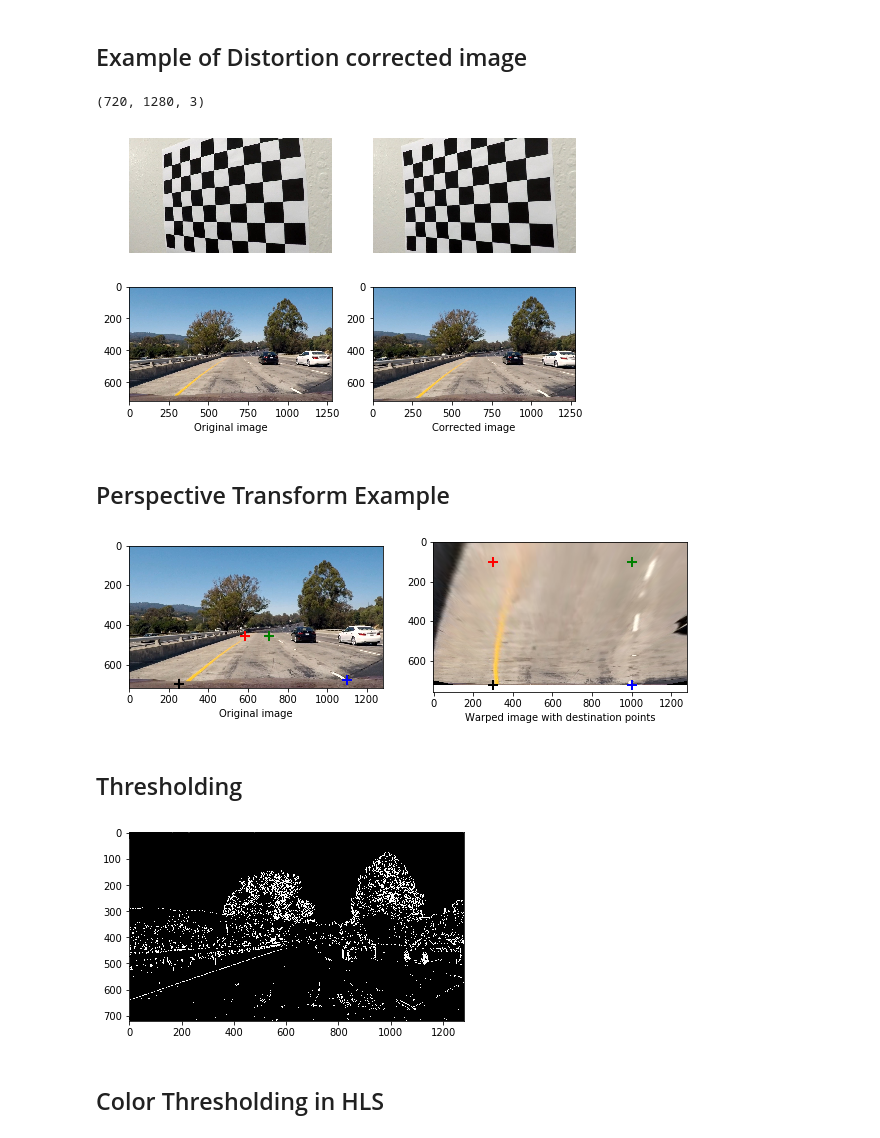
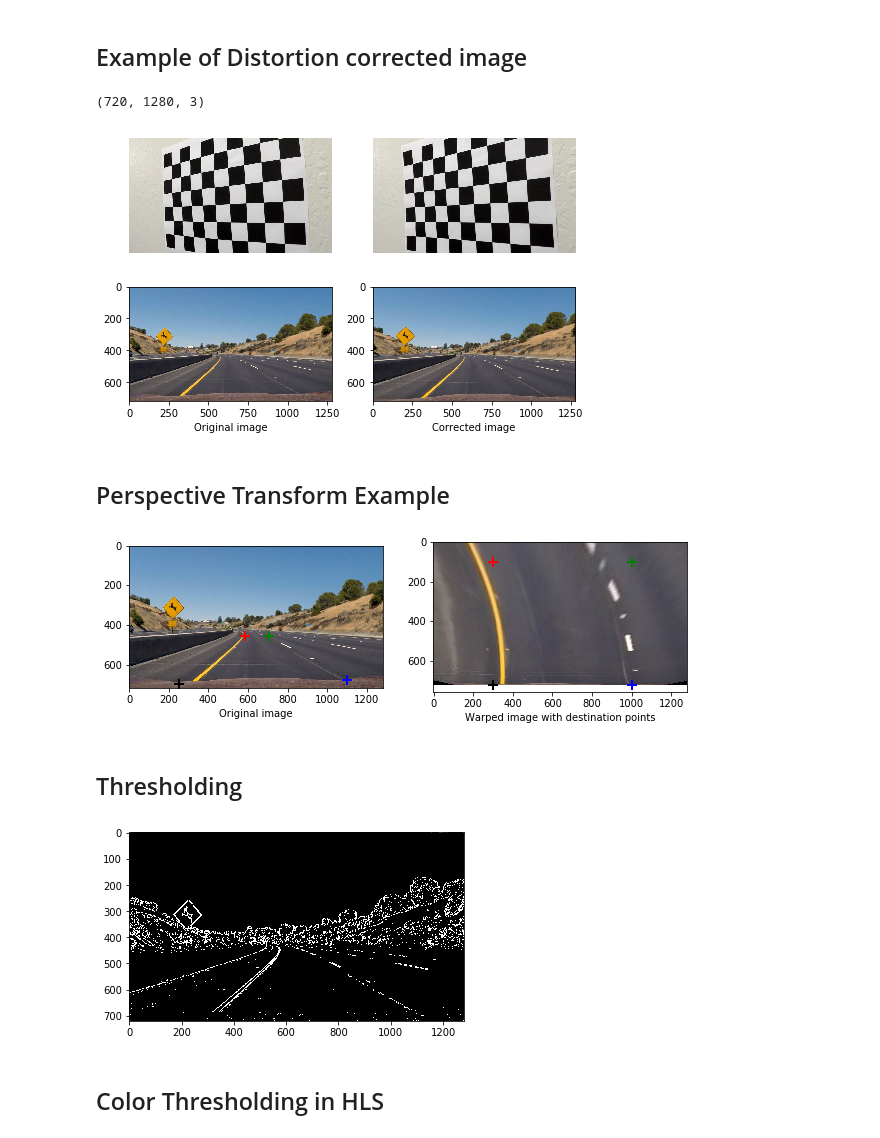
Before and after one commit to Ozi97/CarND-Advanced-Lane-Lines, a Jupyter notebook: ALane.ipynb, the cells around one changed output. Cells and saved outputs as stored; diff of their text form; code cells hidden in the pictures.

```diff
--- a/ALane.ipynb
+++ b/ALane.ipynb
@@ -70,47 +70,49 @@ cal_images = glob.glob('camera_cal/*.jpg')
 # Calibrate and find Camera Martix, Distortion coff
 cam_mtx, cam_dist = calibrate_camera(cal_images, nx, ny)
 # %%
-def undistort(image):
+def undistort(image, cam_mtx, cam_dist):
 
     return cv2.undistort(image, cam_mtx, cam_dist, None, cam_mtx)
 # %% [markdown]
 ## Example of Distortion corrected image
 # %%
-image = mpimg.imread('test_images/test1.jpg')
+image = mpimg.imread('test_images/test2.jpg')
 calibration_image = plt.imread("camera_cal/calibration4.jpg")
-calibration_undimage = undistort(calibration_image)
-undist_img = undistort(image)
+calibration_undimage = undistort(calibration_image, cam_mtx, cam_dist)
+undist_img = undistort(image, cam_mtx, cam_dist)
+
+
 plt.figure(figsize=(8,5))
 
 
 plt.subplot(2, 2, 1)
 plt.imshow(calibration_image)
 plt.axis('off')
 plt.xlabel('Original Calibration image')
 
 plt.subplot(2, 2, 2)
 plt.imshow(calibration_undimage)
 plt.axis('off')
 plt.xlabel('Corrected image')
 
 plt.subplot(2, 2, 3)
 plt.imshow(image)
 #plt.axis('off')
 plt.xlabel('Original image')
 
 plt.subplot(2, 2, 4)
 plt.imshow(undist_img)
 #plt.axis('off')
 plt.xlabel('Corrected image')
 
 #image = undist_img
 
 print(image.shape)
 
 plt.show()
 # %% [output]
 (720, 1280, 3)
-[figure, old version]
+[figure, new version]
 # %% [markdown]
 ## Perspective Transform Example
 # %%
@@ -141,6 +143,7 @@ for i in range(4):
         plt.xlabel('Original image')
 
 img_w = cv2.warpPerspective(image, warp_m, (image.shape[1], image.shape[0]), flags=cv2.INTER_LINEAR)
+
 plt.subplot(1,2,2)
 plt.imshow(img_w)
 
@@ -149,7 +152,7 @@ for i in range(4):
         plt.xlabel('Warped image with destination points')
 plt.show()
 # %% [output]
-[figure, old version]
+[figure, new version]
 # %%
 def gaussian_blur(img, kernel_size=5):
     return cv2.GaussianBlur(img, (kernel_size, kernel_size), 0)
@@ -176,7 +179,7 @@ sobel_binary = abs_sobel_thresh(image)
 plt.imshow(sobel_binary, cmap = 'gray')
 plt.show()
 # %% [output]
-[figure, old version]
+[figure, new version]
 # %% [markdown]
 ## Color Thresholding in HLS
 # %%
```
Also changed, not shown: parts of 12 cells of this notebook, 1 other file.
